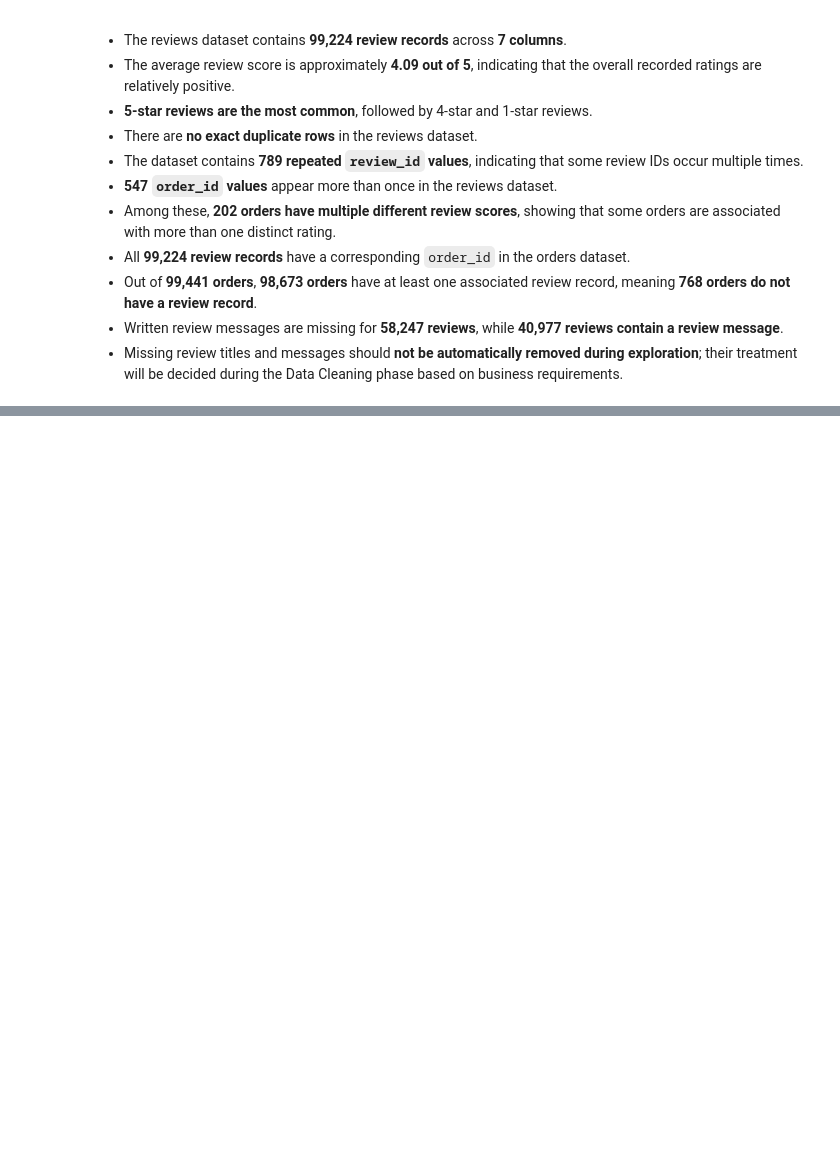
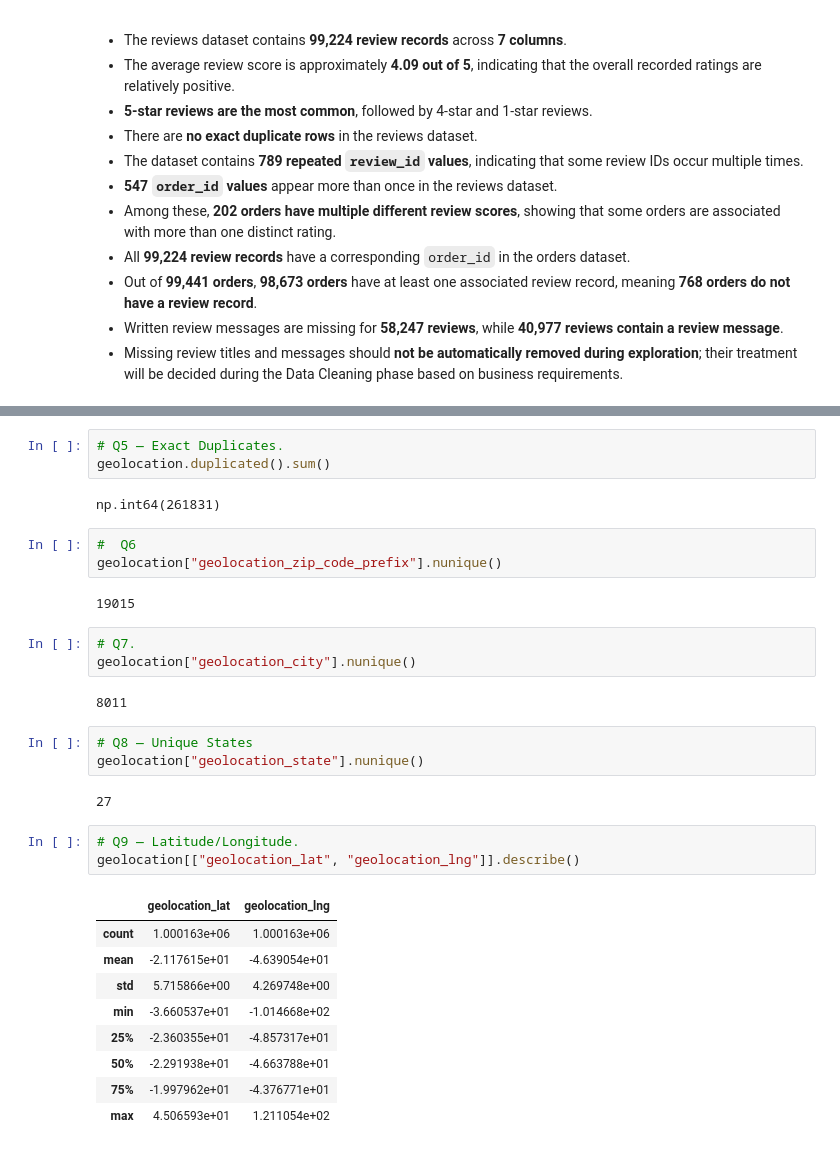
Before and after one commit to MehulSharma01223/MarketLens, a Jupyter notebook: notebooks/01_data_exploration.ipynb, the cells around one changed output, grey strips where cells are left out. Saved outputs shown, nothing was run; the diff lists cells and outputs as text; blank space fills up the shorter version.

```diff
--- a/notebooks/01_data_exploration.ipynb
+++ b/notebooks/01_data_exploration.ipynb
@@ -1174,0 +1291,33 @@ np.int64(98673)
+# %%
+# Q5 — Exact Duplicates.
+geolocation.duplicated().sum()
+# %% [output]
+np.int64(261831)
+# %%
+#  Q6
+geolocation["geolocation_zip_code_prefix"].nunique()
+# %% [output]
+19015
+# %%
+# Q7.
+geolocation["geolocation_city"].nunique()
+# %% [output]
+8011
+# %%
+# Q8 — Unique States
+geolocation["geolocation_state"].nunique()
+# %% [output]
+27
+# %%
+# Q9 — Latitude/Longitude.
+geolocation[["geolocation_lat", "geolocation_lng"]].describe()
+# %% [output]
+|  | geolocation_lat | geolocation_lng |
+| count | 1.000163e+06 | 1.000163e+06 |
+| mean | -2.117615e+01 | -4.639054e+01 |
+| std | 5.715866e+00 | 4.269748e+00 |
+| min | -3.660537e+01 | -1.014668e+02 |
+| 25% | -2.360355e+01 | -4.857317e+01 |
+| 50% | -2.291938e+01 | -4.663788e+01 |
+| 75% | -1.997962e+01 | -4.376771e+01 |
+| max | 4.506593e+01 | 1.211054e+02 |
```
Also changed, not shown: parts of 21 cells of this notebook.
